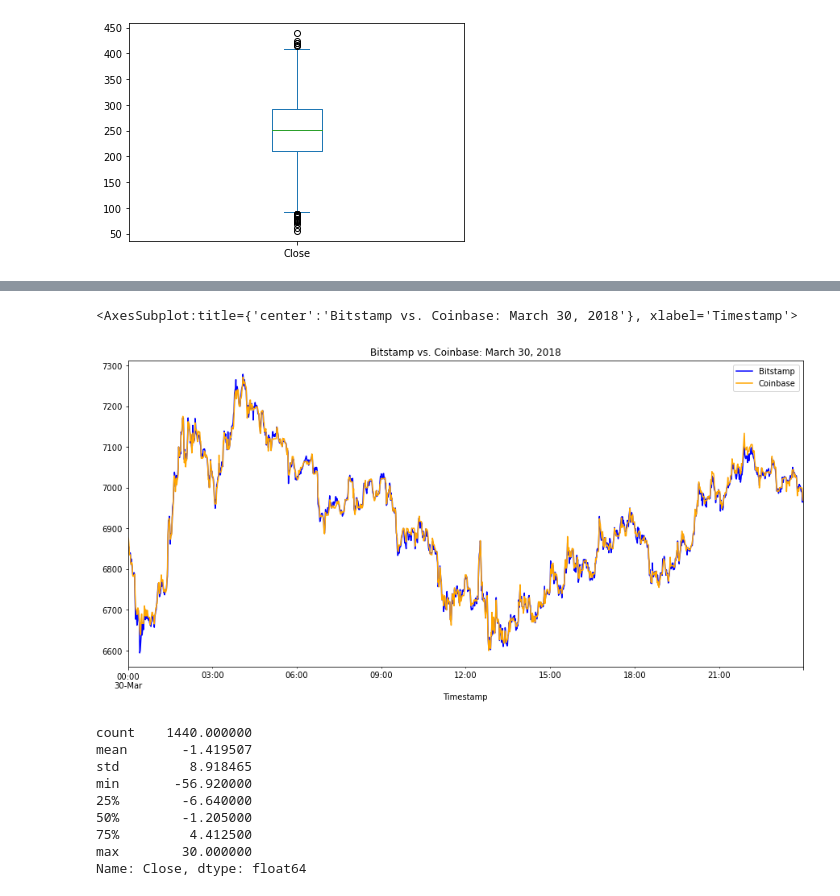
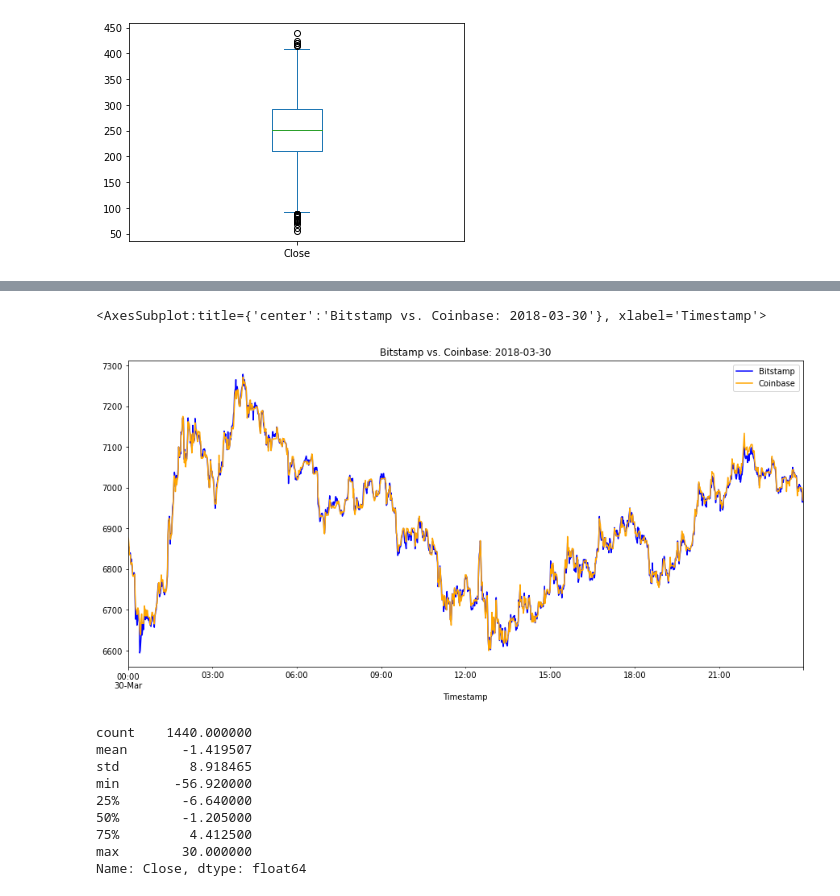
Before and after one commit to daybydata/crypto_arbitrage_script, a Jupyter notebook: crypto_arbitrage.ipynb, the cells around one changed output, grey strips where cells are left out. Cells and saved outputs as stored; diff of their text form; code cells hidden in the pictures.

```diff
--- a/crypto_arbitrage.ipynb
+++ b/crypto_arbitrage.ipynb
@@ -339,8 +338,13 @@ Focus your analysis on specific dates by completing the following steps:
 
 2. For each of the three dates, generate the summary statistics and then create a box plot. This big-picture view is meant to help you gain a better understanding of the data before you perform your arbitrage calculations. As you compare the data, what conclusions can you draw?
 # %%
+#Sample Dates
+early_date = '2018-01-28'
+middle_date = '2018-02-06'
+late_date = '2018-03-30'
+
 # Create an overlay plot that visualizes the two dataframes over a period of one day early in the dataset.
 # Be sure that the plots include the parameters `legend`, `figsize`, `title`, `color` and `label`
-bitstamp_sliced.loc['2018-01-28'].plot(legend=True, figsize=(15, 7), title="Bitstamp vs. Coinbase: January 28, 2018", color="blue", label="Bitstamp")
-coinbase_sliced.loc['2018-01-28'].plot(legend=True, figsize=(15, 7), color="Orange", label="Coinbase")
+bitstamp_sliced.loc[early_date].plot(legend=True, figsize=(15, 7), title="Bitstamp vs. Coinbase: "+early_date, color="blue", label="Bitstamp")
+coinbase_sliced.loc[early_date].plot(legend=True, figsize=(15, 7), color="Orange", label="Coinbase")
 # %% [output]
@@ -403,11 +407,11 @@ arbitrage_spread_middle.plot(kind = "box")
 # %%
 # Create an overlay plot that visualizes the two dataframes over a period of one day from late in the dataset.
 # Be sure that the plots include the parameters `legend`, `figsize`, `title`, `color` and `label`
-bitstamp_sliced.loc['2018-03-30'].plot(legend=True, figsize=(15, 7), title="Bitstamp vs. Coinbase: March 30, 2018", color="blue", label="Bitstamp")
-coinbase_sliced.loc['2018-03-30'].plot(legend=True, figsize=(15, 7), color="Orange", label="Coinbase")
+bitstamp_sliced.loc[late_date].plot(legend=True, figsize=(15, 7), title="Bitstamp vs. Coinbase: "+late_date, color="blue", label="Bitstamp")
+coinbase_sliced.loc[late_date].plot(legend=True, figsize=(15, 7), color="Orange", label="Coinbase")
 # %% [output]
-<AxesSubplot:title={'center':'Bitstamp vs. Coinbase: March 30, 2018'}, xlabel='Timestamp'>
+<AxesSubplot:title={'center':'Bitstamp vs. Coinbase: 2018-03-30'}, xlabel='Timestamp'>
-[figure, old version]
+[figure, new version]
 # %%
 # Using the date from the late that you have selected, calculate the arbitrage spread
 # by subtracting the bitstamp lower closing prices from the coinbase higher closing prices
```
Also changed, not shown: parts of 35 cells of this notebook, 3 other files.
